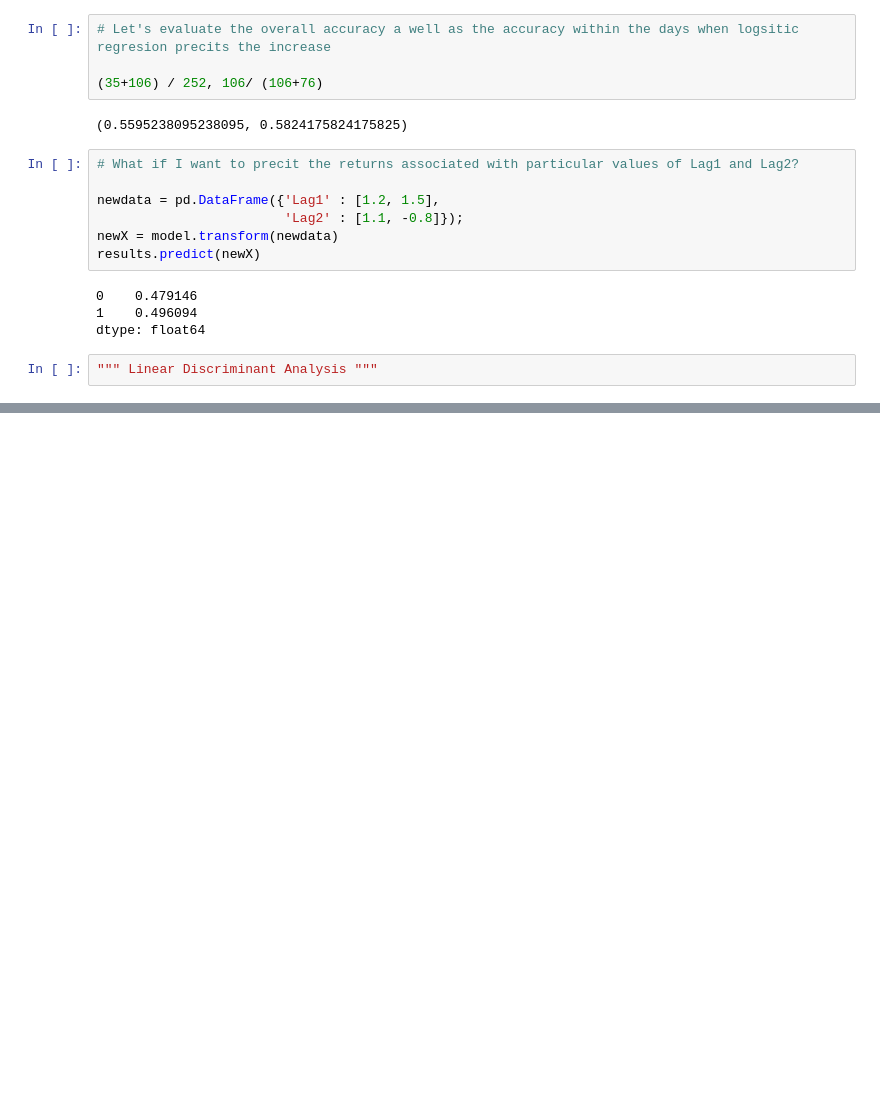
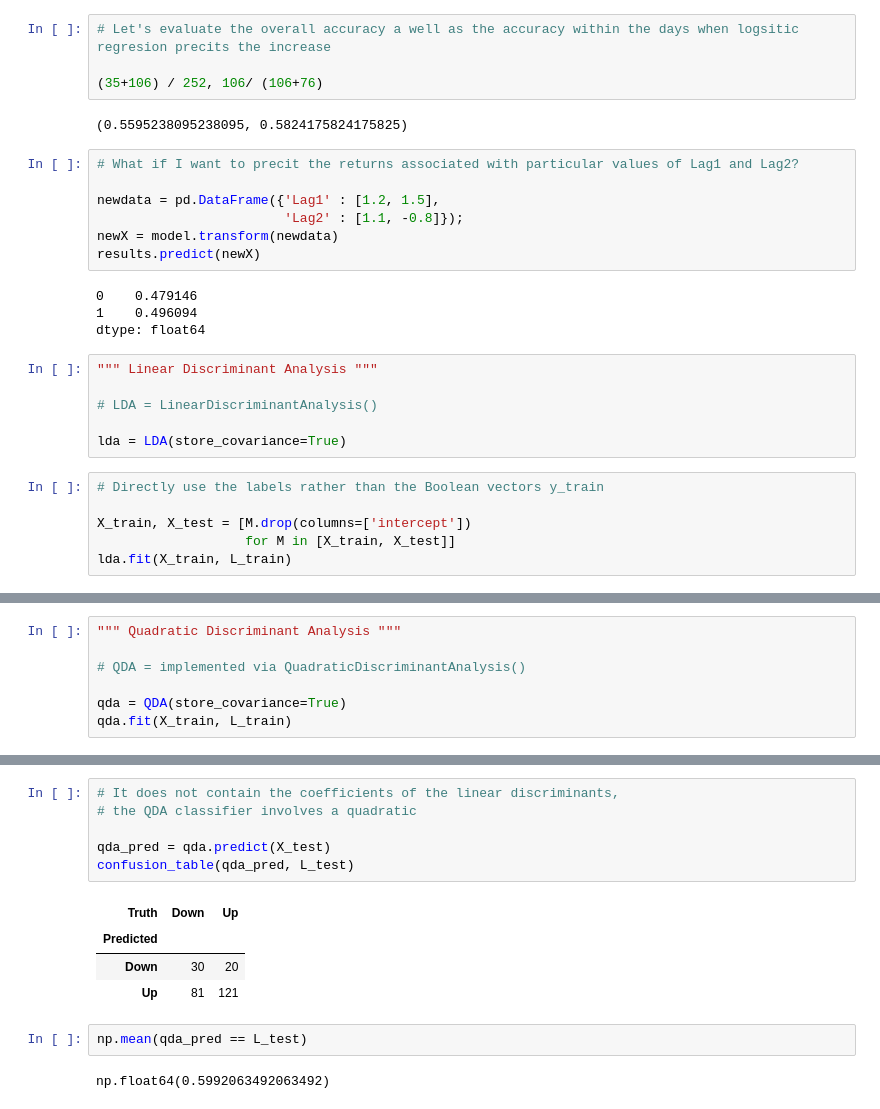
Before and after one commit to Nattawut30/Math-Algorithmic-Trading, a Jupyter notebook: Probability_Statistics/03_classification.ipynb, the cells around one changed output, grey strips where cells are left out. Drawn from its saved outputs; the diff is of its cells as text; blank space fills up the shorter version.

```diff
--- a/Probability_Statistics/03_classification.ipynb
+++ b/Probability_Statistics/03_classification.ipynb
@@ -259,3 +259,13 @@ results.predict(newX)
 dtype: float64
 # %%
 """ Linear Discriminant Analysis """
+
+# LDA = LinearDiscriminantAnalysis()
+
+lda = LDA(store_covariance=True)
+# %%
+# Directly use the labels rather than the Boolean vectors y_train
+
+X_train, X_test = [M.drop(columns=['intercept'])
+                   for M in [X_train, X_test]]
+lda.fit(X_train, L_train)
@@ -261,0 +327,7 @@ dtype: float64
+# %%
+""" Quadratic Discriminant Analysis """
+
+# QDA = implemented via QuadraticDiscriminantAnalysis()
+
+qda = QDA(store_covariance=True)
+qda.fit(X_train, L_train)
@@ -261,0 +351,15 @@ dtype: float64
+# %%
+# It does not contain the coefficients of the linear discriminants,
+# the QDA classifier involves a quadratic
+
+qda_pred = qda.predict(X_test)
+confusion_table(qda_pred, L_test)
+# %% [output]
+| Truth | Down | Up |
+| Predicted |  |  |
+| Down | 30 | 20 |
+| Up | 81 | 121 |
+# %%
+np.mean(qda_pred == L_test)
+# %% [output]
+np.float64(0.5992063492063492)
```
Also changed, not shown: parts of 23 cells of this notebook.
